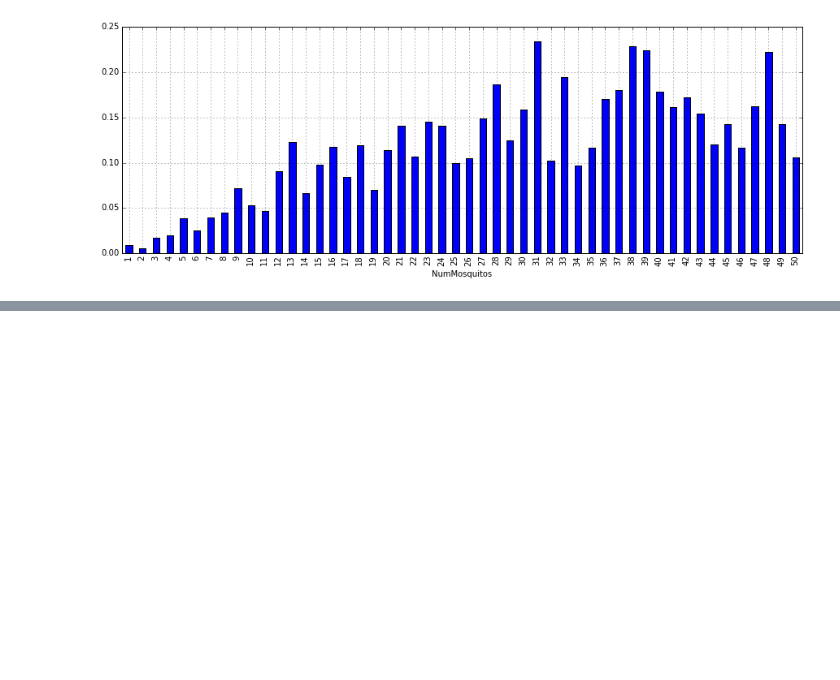
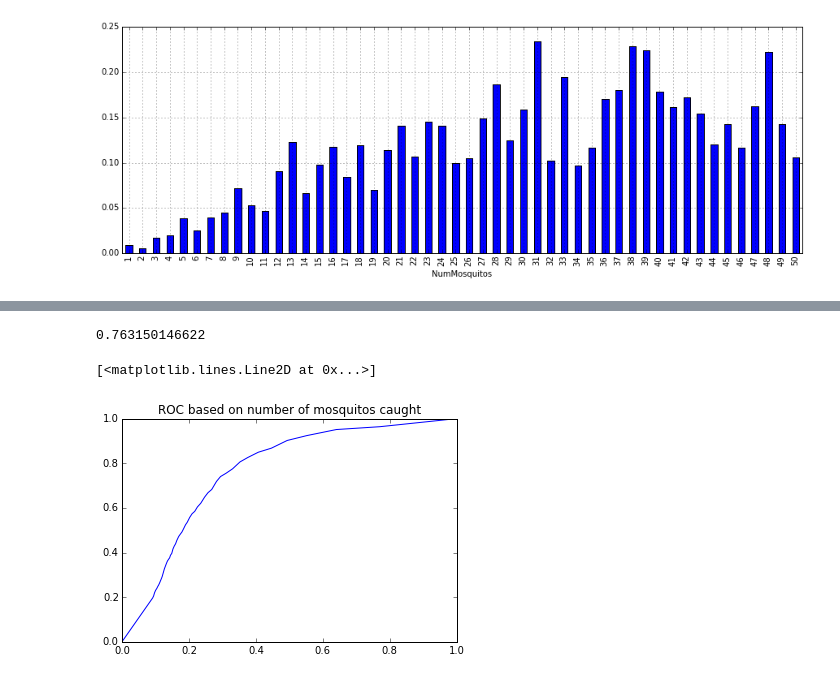
Before and after one commit to inmidvideo/kaggle-west-nile, a Jupyter notebook: src/exploring_lk.ipynb, the cells around one changed output, grey strips where cells are left out. Drawn from its saved outputs; the diff is of its cells as text; code cells hidden in the pictures; blank space fills up the shorter version.

```diff
--- a/src/exploring_lk.ipynb
+++ b/src/exploring_lk.ipynb
@@ -100,0 +150,14 @@ byDate.plot(kind='bar', stacked=True, figsize=(15, 5))
+# %%
+z = train.ix[:, 'NumMosquitos'] / 50
+print sklearn.metrics.roc_auc_score(train.ix[:, 'WnvPresent'], z)
+fpr, tpr, thresholds = sklearn.metrics.roc_curve(train.ix[:, 'WnvPresent'], z)
+#print fpr, tpr, thresholds
+roc_auc = sklearn.metrics.auc(fpr, tpr)
+plt.xlim([0.0, 1.0])
+plt.ylim([0.0, 1.0])
+plt.title('ROC based on number of mosquitos caught')
+plt.plot(fpr, tpr, label='ROC curve (area = %0.2f)' % roc_auc)
+# %% [output]
+0.763150146622
+[<matplotlib.lines.Line2D at 0x...>]
+[figure, added]
```
Also changed, not shown: parts of 11 cells of this notebook.
